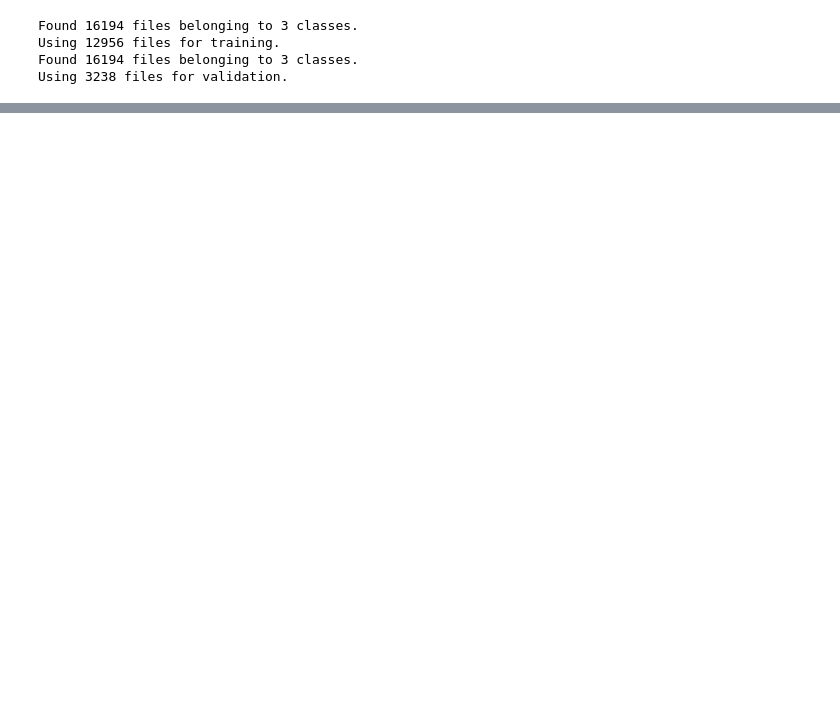
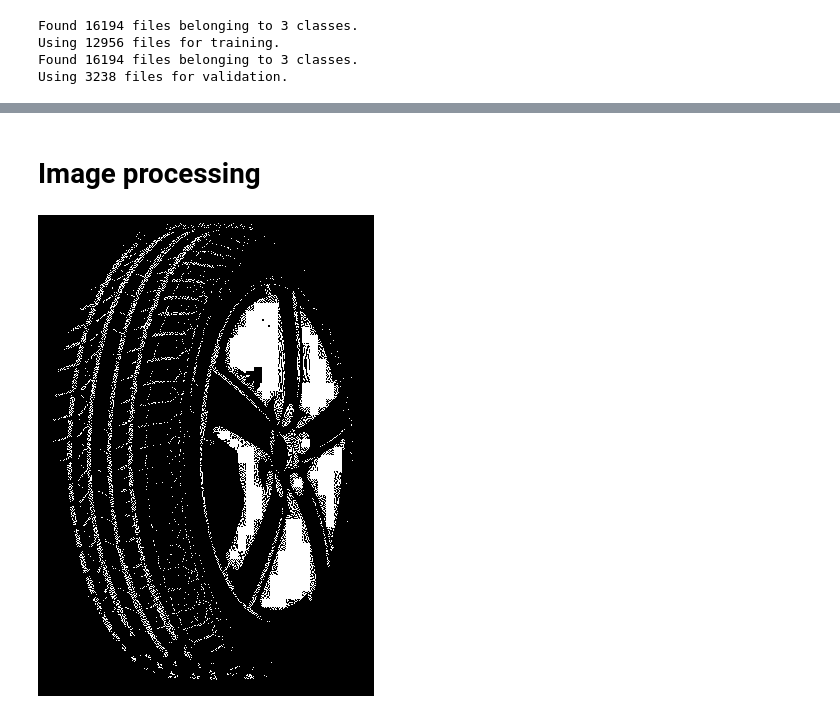
Before and after one commit to lukzedle/TireTreadClassifier, a Jupyter notebook: Tires_Computer_Vision.ipynb, the cells around one changed output, grey strips where cells are left out. Drawn from its saved outputs; the diff is of its cells as text; code cells hidden in the pictures; blank space fills up the shorter version.

```diff
--- a/Tires_Computer_Vision.ipynb
+++ b/Tires_Computer_Vision.ipynb
@@ -1164,0 +1336,11 @@ Epoch 10/10
+# %% [markdown]
+# Image processing
+# %%
+img  = cv2.imread('n_4460.jpg')
+# %%
+gray = cv2.cvtColor(img, cv2.COLOR_BGR2GRAY)
+ret, thresh_1 = cv2.threshold(gray, 0, 255, cv2.THRESH_BINARY_INV)
+
+cv2_imshow(thresh_1)
+# %% [output]
+[figure, added]
```
Also changed, not shown: parts of 59 cells of this notebook.
